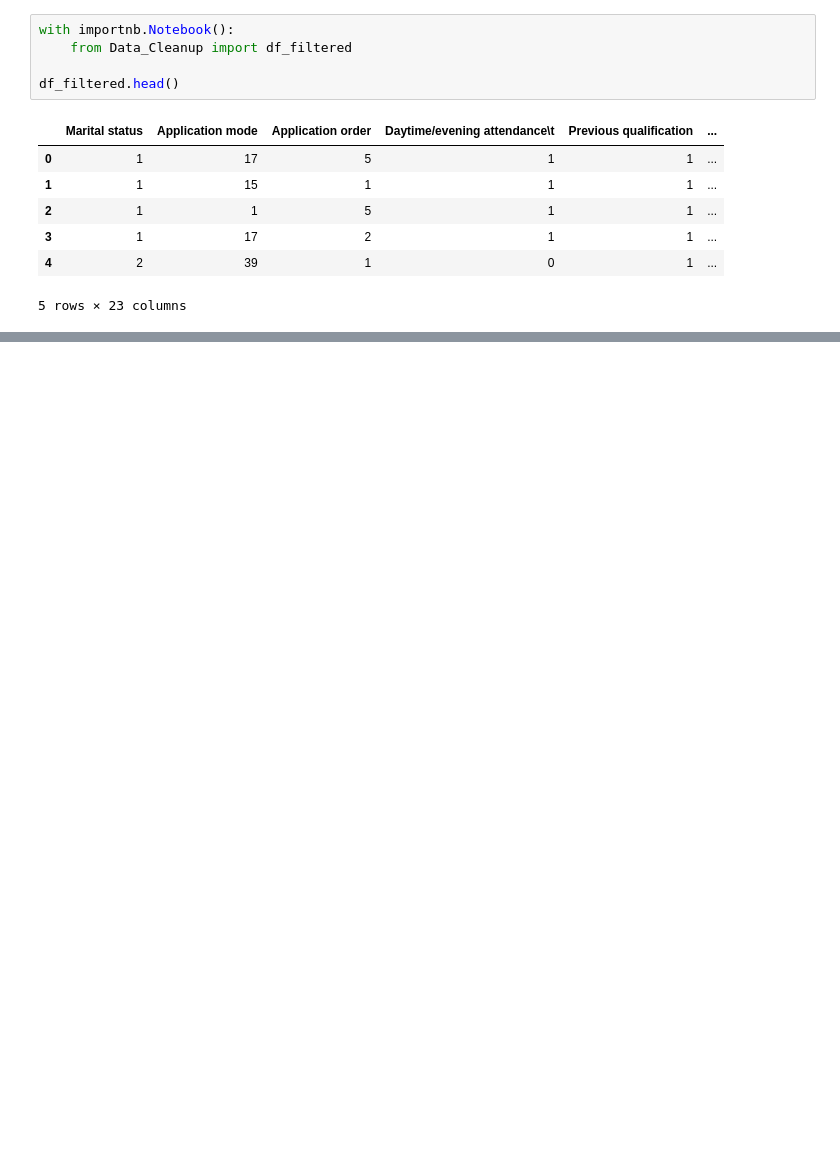
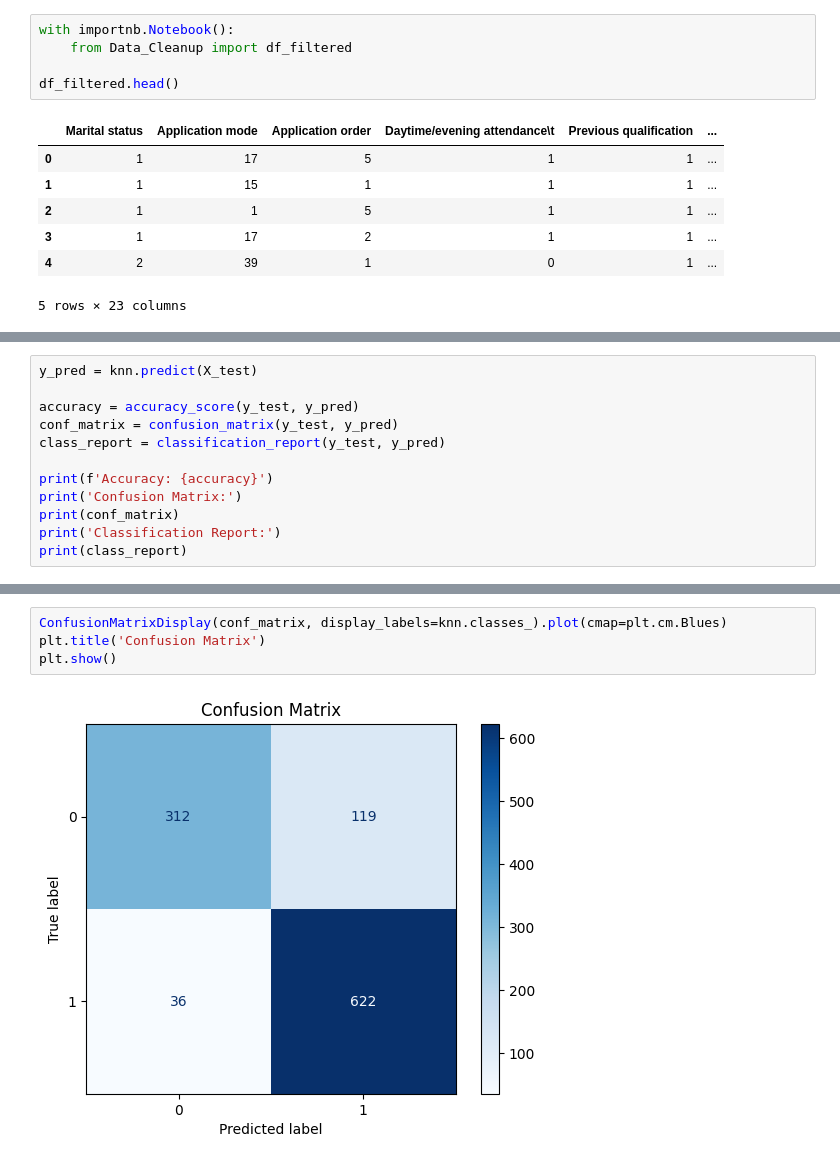
Before and after one commit to hannah127/EduPredictors, a Jupyter notebook: Training_ML_Models.ipynb, the cells around one changed output, grey strips where cells are left out. Cells and saved outputs as stored; diff of their text form; blank space fills up the shorter version.

```diff
--- a/Training_ML_Models.ipynb
+++ b/Training_ML_Models.ipynb
@@ -15,0 +90,12 @@ df_filtered.head()
+# %%
+y_pred = knn.predict(X_test)
+
+accuracy = accuracy_score(y_test, y_pred)
+conf_matrix = confusion_matrix(y_test, y_pred)
+class_report = classification_report(y_test, y_pred)
+
+print(f'Accuracy: {accuracy}')
+print('Confusion Matrix:')
+print(conf_matrix)
+print('Classification Report:')
+print(class_report)
@@ -15,0 +116,6 @@ df_filtered.head()
+# %%
+ConfusionMatrixDisplay(conf_matrix, display_labels=knn.classes_).plot(cmap=plt.cm.Blues)
+plt.title('Confusion Matrix')
+plt.show()
+# %% [output]
+[figure, added]
```
Also changed, not shown: parts of 39 cells of this notebook.
